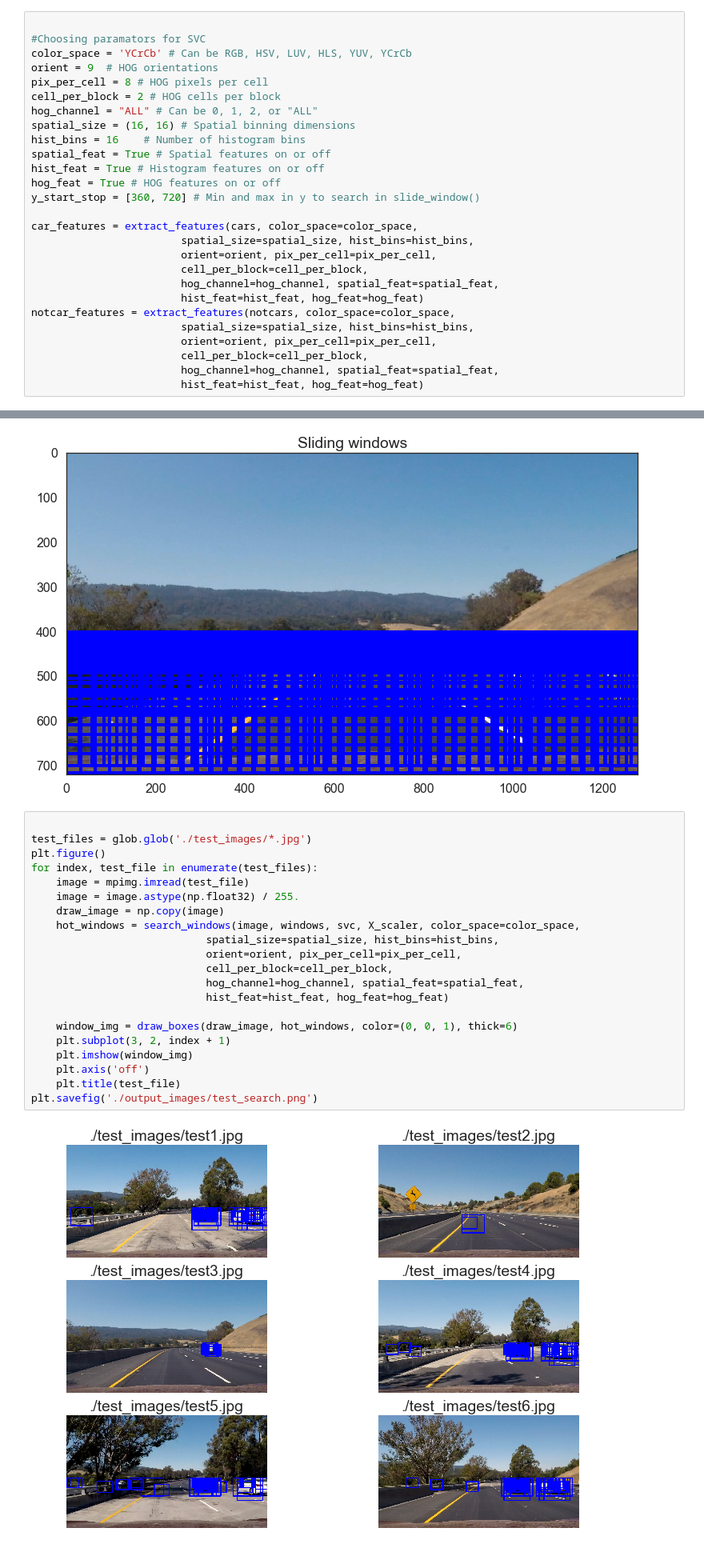
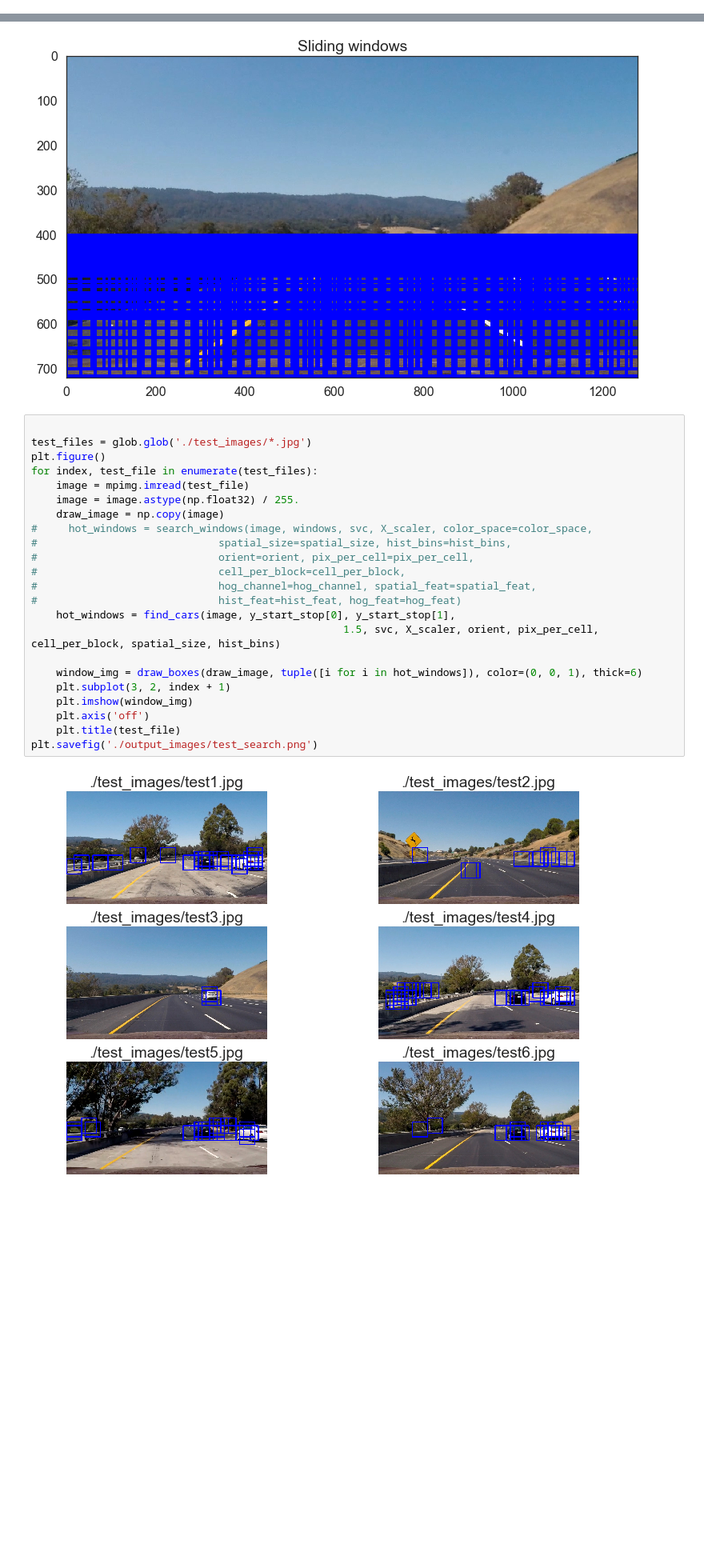
Before and after one commit to shiba24/udacity-sdnd, a Jupyter notebook: CarND-Vehicle-Detection-master/script.ipynb, the cells around one changed output, grey strips where cells are left out. Shown at 80% size. Saved outputs shown, nothing was run; the diff lists cells and outputs as text; blank space fills up the shorter version.

```diff
--- a/CarND-Vehicle-Detection-master/script.ipynb
+++ b/CarND-Vehicle-Detection-master/script.ipynb
@@ -300,30 +302,3 @@ plt.title('Not car')
 plt.savefig('./output_images/car_notcar.png')
 # %% [output]
 [figure]
-# %%
-
-#Choosing paramators for SVC
-color_space = 'YCrCb' # Can be RGB, HSV, LUV, HLS, YUV, YCrCb
-orient = 9  # HOG orientations
-pix_per_cell = 8 # HOG pixels per cell
-cell_per_block = 2 # HOG cells per block
-hog_channel = "ALL" # Can be 0, 1, 2, or "ALL"
-spatial_size = (16, 16) # Spatial binning dimensions
-hist_bins = 16    # Number of histogram bins
-spatial_feat = True # Spatial features on or off
-hist_feat = True # Histogram features on or off
-hog_feat = True # HOG features on or off
-y_start_stop = [360, 720] # Min and max in y to search in slide_window()
-
-car_features = extract_features(cars, color_space=color_space,
-                        spatial_size=spatial_size, hist_bins=hist_bins,
-                        orient=orient, pix_per_cell=pix_per_cell,
-                        cell_per_block=cell_per_block,
-                        hog_channel=hog_channel, spatial_feat=spatial_feat,
-                        hist_feat=hist_feat, hog_feat=hog_feat)
-notcar_features = extract_features(notcars, color_space=color_space,
-                        spatial_size=spatial_size, hist_bins=hist_bins,
-                        orient=orient, pix_per_cell=pix_per_cell,
-                        cell_per_block=cell_per_block,
-                        hog_channel=hog_channel, spatial_feat=spatial_feat,
-                        hist_feat=hist_feat, hog_feat=hog_feat)
@@ -405,26 +567,28 @@ plt.savefig('output_images/sliding_windows.png')
 # %%
 
 test_files = glob.glob('./test_images/*.jpg')
 plt.figure()
 for index, test_file in enumerate(test_files):
     image = mpimg.imread(test_file)
     image = image.astype(np.float32) / 255.
     draw_image = np.copy(image)
-    hot_windows = search_windows(image, windows, svc, X_scaler, color_space=color_space,
-                            spatial_size=spatial_size, hist_bins=hist_bins,
-                            orient=orient, pix_per_cell=pix_per_cell,
-                            cell_per_block=cell_per_block,
-                            hog_channel=hog_channel, spatial_feat=spatial_feat,
-                            hist_feat=hist_feat, hog_feat=hog_feat)
+#     hot_windows = search_windows(image, windows, svc, X_scaler, color_space=color_space,
+#                             spatial_size=spatial_size, hist_bins=hist_bins,
+#                             orient=orient, pix_per_cell=pix_per_cell,
+#                             cell_per_block=cell_per_block,
+#                             hog_channel=hog_channel, spatial_feat=spatial_feat,
+#                             hist_feat=hist_feat, hog_feat=hog_feat)
+    hot_windows = find_cars(image, y_start_stop[0], y_start_stop[1],
+                                                  1.5, svc, X_scaler, orient, pix_per_cell, cell_per_block, spatial_size, hist_bins)
 
-    window_img = draw_boxes(draw_image, hot_windows, color=(0, 0, 1), thick=6)
+    window_img = draw_boxes(draw_image, tuple([i for i in hot_windows]), color=(0, 0, 1), thick=6)
     plt.subplot(3, 2, index + 1)
     plt.imshow(window_img)
     plt.axis('off')
     plt.title(test_file)
 plt.savefig('./output_images/test_search.png')
 # %% [output]
-[figure, old version]
+[figure, new version]
 # %%
 #Visualising how bounding boxes are made with heat map
 t=time.time()
```
Also changed, not shown: parts of 12 cells of this notebook, 6 other files.
